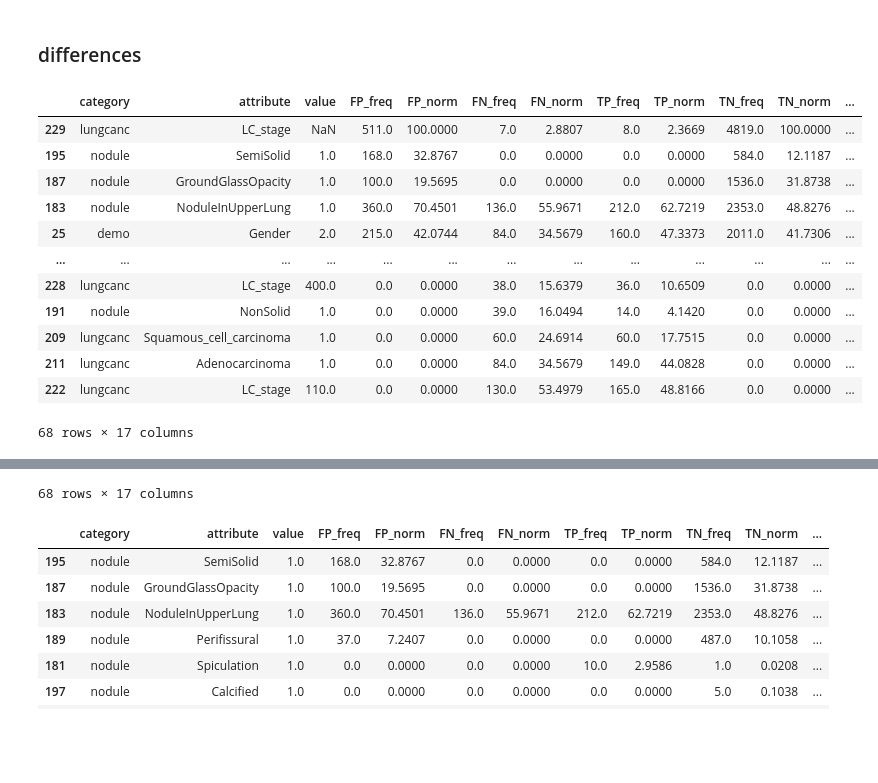
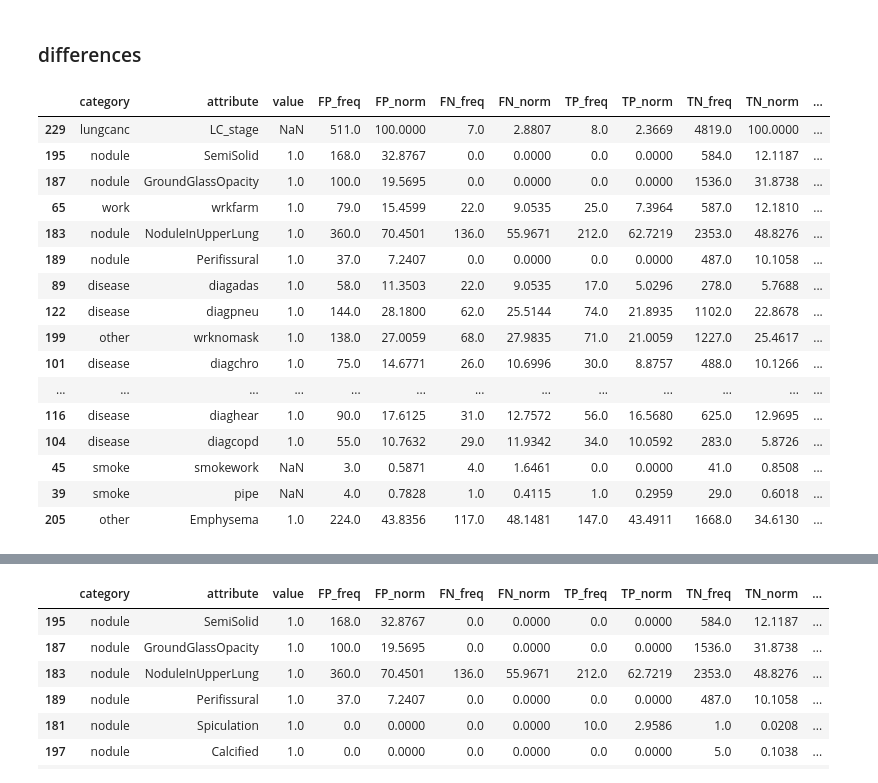
Before and after one commit to DIAGNijmegen/bodyct-lung-malignancy-fairness, a Jupyter notebook: sybil_false_nlst.ipynb, the cells around one changed output, grey strips where cells are left out. Drawn from its saved outputs; the diff is of its cells as text; code cells hidden in the pictures; blank space fills up the shorter version.

```diff
--- a/sybil_false_nlst.ipynb
+++ b/sybil_false_nlst.ipynb
@@ -244,22 +245,26 @@ def num_dist_df(c='Gender', dfsets=result_sets):
 ### differences
 # %%
 cat_demo_splits = combine_col_dfs(nlst_democols['cat'], cat_dist_df, result_sets).query('value != 0')
-display(cat_demo_splits.sort_values(by='diff_norm_FP_FN', ascending=False)[cat_demo_splits['attribute'].isin(relevant_cols)])
-cat_demo_splits.sort_values(by='diff_norm_FP_FN', ascending=True)[cat_demo_splits['attribute'].isin(relevant_cols)]
+display(cat_demo_splits.sort_values(by='diff_norm_FP_TP', ascending=False)[cat_demo_splits['attribute'].isin(relevant_cols)].head(20))
+cat_demo_splits.sort_values(by='diff_norm_FP_TP', ascending=True)[cat_demo_splits['attribute'].isin(relevant_cols)].head(20)
 # %% [output]
 |  | category | attribute | value | FP_freq | FP_norm | FN_freq | FN_norm | TP_freq | TP_norm | TN_freq | TN_norm | ... |
 | 229 | lungcanc | LC_stage | NaN | 511.0 | 100.0000 | 7.0 | 2.8807 | 8.0 | 2.3669 | 4819.0 | 100.0000 | ... |
 | 195 | nodule | SemiSolid | 1.0 | 168.0 | 32.8767 | 0.0 | 0.0000 | 0.0 | 0.0000 | 584.0 | 12.1187 | ... |
 | 187 | nodule | GroundGlassOpacity | 1.0 | 100.0 | 19.5695 | 0.0 | 0.0000 | 0.0 | 0.0000 | 1536.0 | 31.8738 | ... |
+| 65 | work | wrkfarm | 1.0 | 79.0 | 15.4599 | 22.0 | 9.0535 | 25.0 | 7.3964 | 587.0 | 12.1810 | ... |
 | 183 | nodule | NoduleInUpperLung | 1.0 | 360.0 | 70.4501 | 136.0 | 55.9671 | 212.0 | 62.7219 | 2353.0 | 48.8276 | ... |
-| 25 | demo | Gender | 2.0 | 215.0 | 42.0744 | 84.0 | 34.5679 | 160.0 | 47.3373 | 2011.0 | 41.7306 | ... |
+| 189 | nodule | Perifissural | 1.0 | 37.0 | 7.2407 | 0.0 | 0.0000 | 0.0 | 0.0000 | 487.0 | 10.1058 | ... |
+| 89 | disease | diagadas | 1.0 | 58.0 | 11.3503 | 22.0 | 9.0535 | 17.0 | 5.0296 | 278.0 | 5.7688 | ... |
+| 122 | disease | diagpneu | 1.0 | 144.0 | 28.1800 | 62.0 | 25.5144 | 74.0 | 21.8935 | 1102.0 | 22.8678 | ... |
+| 199 | other | wrknomask | 1.0 | 138.0 | 27.0059 | 68.0 | 27.9835 | 71.0 | 21.0059 | 1227.0 | 25.4617 | ... |
+| 101 | disease | diagchro | 1.0 | 75.0 | 14.6771 | 26.0 | 10.6996 | 30.0 | 8.8757 | 488.0 | 10.1266 | ... |
 | ... | ... | ... | ... | ... | ... | ... | ... | ... | ... | ... | ... | ... |
-| 228 | lungcanc | LC_stage | 400.0 | 0.0 | 0.0000 | 38.0 | 15.6379 | 36.0 | 10.6509 | 0.0 | 0.0000 | ... |
-| 191 | nodule | NonSolid | 1.0 | 0.0 | 0.0000 | 39.0 | 16.0494 | 14.0 | 4.1420 | 0.0 | 0.0000 | ... |
-| 209 | lungcanc | Squamous_cell_carcinoma | 1.0 | 0.0 | 0.0000 | 60.0 | 24.6914 | 60.0 | 17.7515 | 0.0 | 0.0000 | ... |
-| 211 | lungcanc | Adenocarcinoma | 1.0 | 0.0 | 0.0000 | 84.0 | 34.5679 | 149.0 | 44.0828 | 0.0 | 0.0000 | ... |
-| 222 | lungcanc | LC_stage | 110.0 | 0.0 | 0.0000 | 130.0 | 53.4979 | 165.0 | 48.8166 | 0.0 | 0.0000 | ... |
+| 116 | disease | diaghear | 1.0 | 90.0 | 17.6125 | 31.0 | 12.7572 | 56.0 | 16.5680 | 625.0 | 12.9695 | ... |
+| 104 | disease | diagcopd | 1.0 | 55.0 | 10.7632 | 29.0 | 11.9342 | 34.0 | 10.0592 | 283.0 | 5.8726 | ... |
+| 45 | smoke | smokework | NaN | 3.0 | 0.5871 | 4.0 | 1.6461 | 0.0 | 0.0000 | 41.0 | 0.8508 | ... |
+| 39 | smoke | pipe | NaN | 4.0 | 0.7828 | 1.0 | 0.4115 | 1.0 | 0.2959 | 29.0 | 0.6018 | ... |
+| 205 | other | Emphysema | 1.0 | 224.0 | 43.8356 | 117.0 | 48.1481 | 147.0 | 43.4911 | 1668.0 | 34.6130 | ... |
-68 rows × 17 columns
 |  | category | attribute | value | FP_freq | FP_norm | FN_freq | FN_norm | TP_freq | TP_norm | TN_freq | TN_norm | ... |
 | 222 | lungcanc | LC_stage | 110.0 | 0.0 | 0.0000 | 130.0 | 53.4979 | 165.0 | 48.8166 | 0.0 | 0.0000 | ... |
 | 211 | lungcanc | Adenocarcinoma | 1.0 | 0.0 | 0.0000 | 84.0 | 34.5679 | 149.0 | 44.0828 | 0.0 | 0.0000 | ... |
@@ -275,4 +285,3 @@ cat_demo_splits.sort_values(by='diff_norm_FP_FN', ascending=True)[cat_demo_split
-68 rows × 17 columns
 # %%
 cat_demo_splits = combine_col_dfs(nlst_democols['cat'], cat_dist_df, result_sets).query('value != 0')
 display(cat_demo_splits.sort_values(by='diff_norm_FP_FN', ascending=False).query('category == "nodule"'))
```
Also changed, not shown: parts of 21 cells of this notebook, 2 other files.
